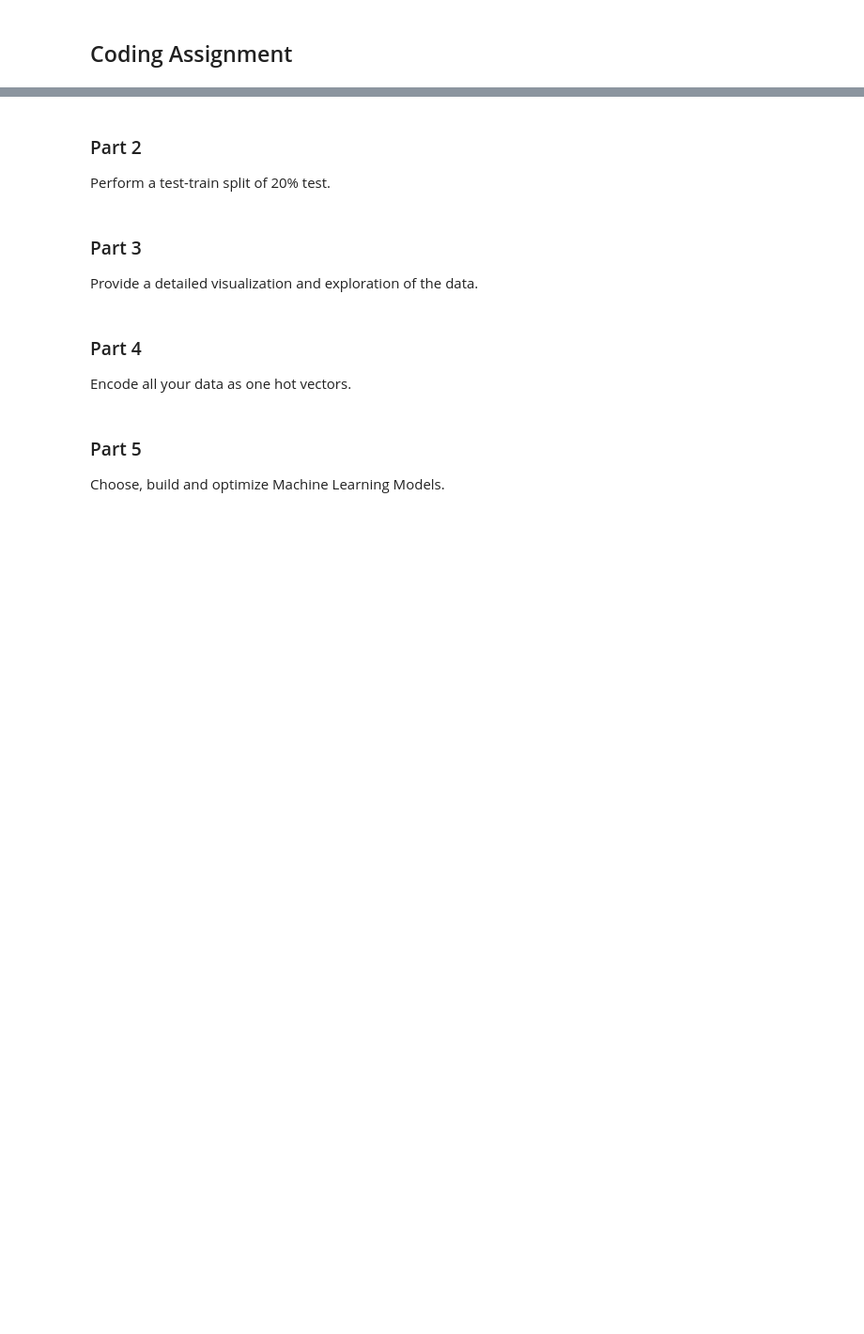
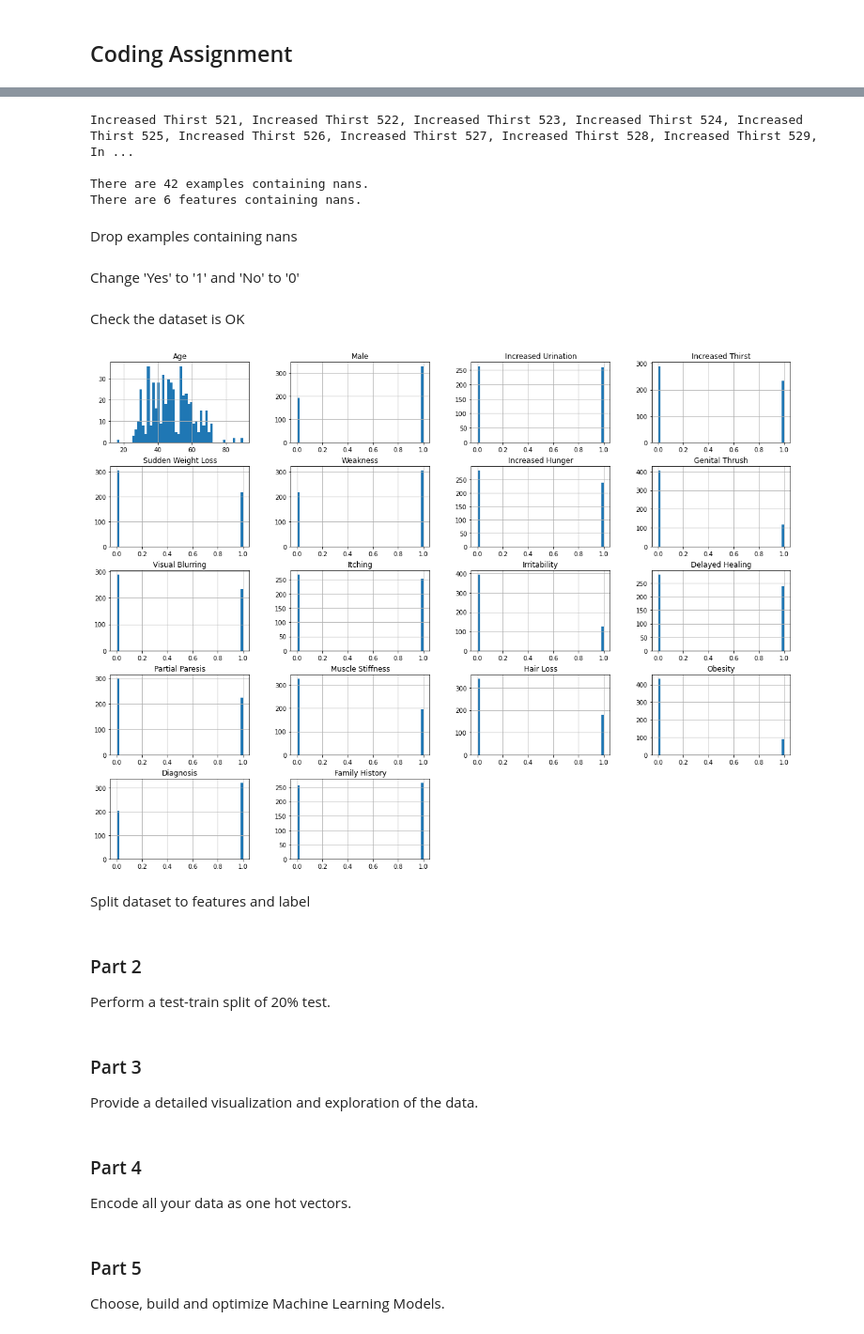
Before and after one commit to mlh-master/hw2_mlh-amit-yoel, a Jupyter notebook: HW2.ipynb, the cells around one changed output, grey strips where cells are left out. Shown at 94% size. Saved outputs shown, nothing was run; the diff lists cells and outputs as text; code cells hidden in the pictures; blank space fills up the shorter version.

```diff
--- a/HW2.ipynb
+++ b/HW2.ipynb
@@ -25,0 +40,3 @@ Load the data. Explain any preprocessing.
+# %%
+file = Path.cwd().joinpath('HW2_data.csv')
+dataset = pd.read_csv(file)
@@ -25,0 +45,34 @@ Load the data. Explain any preprocessing.
+# %%
+nan_examples = set()
+nan_features = set()
+for feat in dataset.columns:
+    for index in dataset.index:
+        if pd.isna(dataset[feat][index]):
+            print(feat, index, end=', ')
+            nan_examples.add(index)
+            nan_features.add(feat)
+print('\n\nThere are %.f examples containing nans.' %len(nan_examples))
+print('There are %.f features containing nans.' %len(nan_features))
+# %% [output]
+Increased Thirst 521, Increased Thirst 522, Increased Thirst 523, Increased Thirst 524, Increased Thirst 525, Increased Thirst 526, Increased Thirst 527, Increased Thirst 528, Increased Thirst 529, In ...
+
+There are 42 examples containing nans.
+There are 6 features containing nans.
+# %% [markdown]
+Drop examples containing  nans
+# %%
+c_dataset = dataset.drop(nan_examples, axis=0)
+# %% [markdown]
+Change 'Yes' to '1' and 'No' to '0'
+# %%
+c_dataset = c_dataset.rename(columns={'Gender': 'Male'})
+c_dataset = c_dataset.replace(to_replace=['No', 'Negative', 'Female', 'Yes', 'Positive', 'Male'], value=[0, 0, 0, 1, 1, 1])
+# %% [markdown]
+Check the dataset is OK
+# %%
+c_dataset.hist(bins=50, figsize=(20, 15))
+plt.show()
+# %% [output]
+[figure, added]
+# %% [markdown]
+Split dataset to features and label
```
Also changed, not shown: parts of 11 cells of this notebook.
